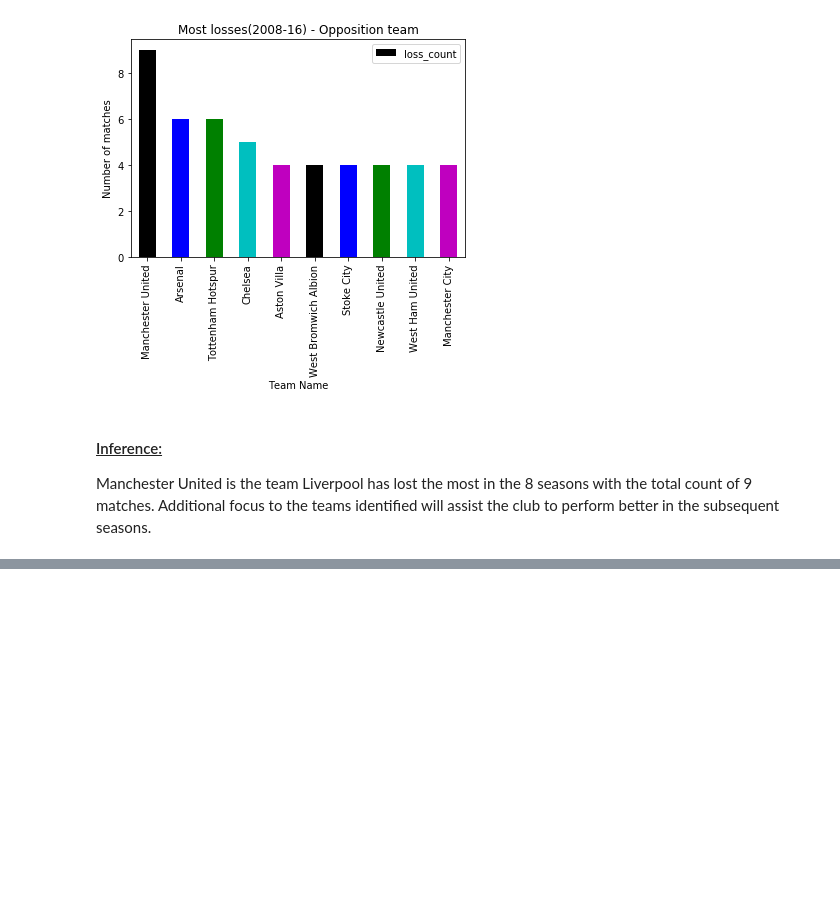
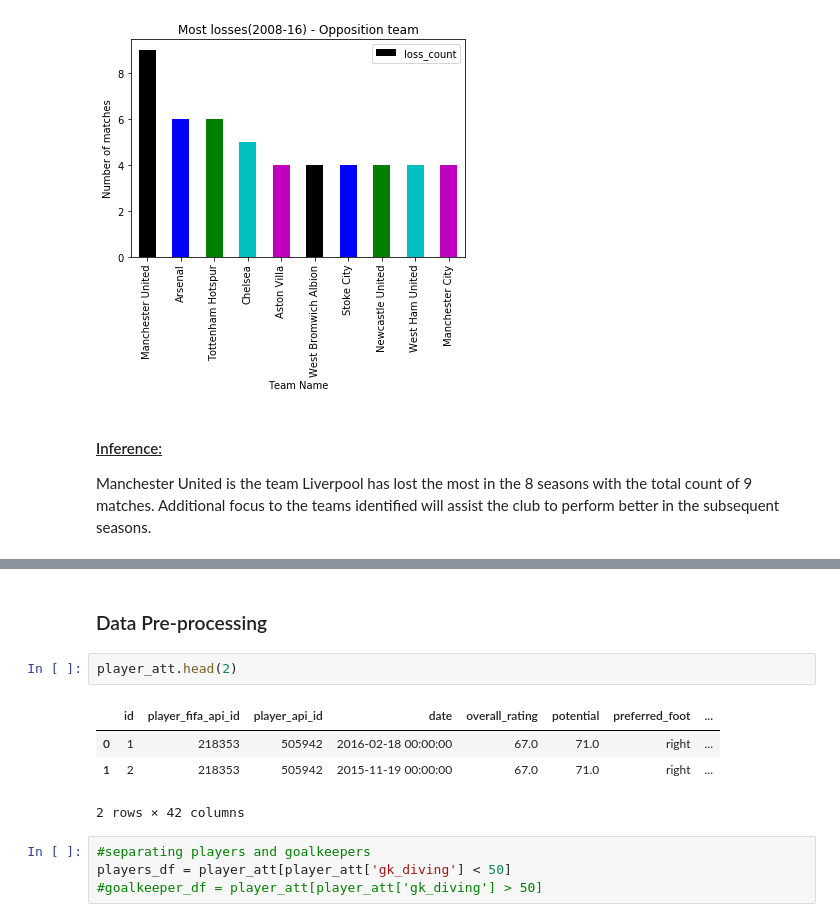
Before and after one commit to battery-code/soccer-data-analysis, a Jupyter notebook: European Soccer Project.ipynb, the cells around one changed output, grey strips where cells are left out. Drawn from its saved outputs; the diff is of its cells as text; blank space fills up the shorter version.

```diff
--- a/European Soccer Project.ipynb
+++ b/European Soccer Project.ipynb
@@ -235,0 +241,13 @@ Additional focus to the teams identified will assist the club to perform better
+# %% [markdown]
+### Data Pre-processing
+# %%
+player_att.head(2)
+# %% [output]
+|  | id | player_fifa_api_id | player_api_id | date | overall_rating | potential | preferred_foot | ... |
+| 0 | 1 | 218353 | 505942 | 2016-02-18 00:00:00 | 67.0 | 71.0 | right | ... |
+| 1 | 2 | 218353 | 505942 | 2015-11-19 00:00:00 | 67.0 | 71.0 | right | ... |
+2 rows × 42 columns
+# %%
+#separating players and goalkeepers
+players_df = player_att[player_att['gk_diving'] < 50]
+#goalkeeper_df = player_att[player_att['gk_diving'] > 50]
```
Also changed, not shown: parts of 19 cells of this notebook.
